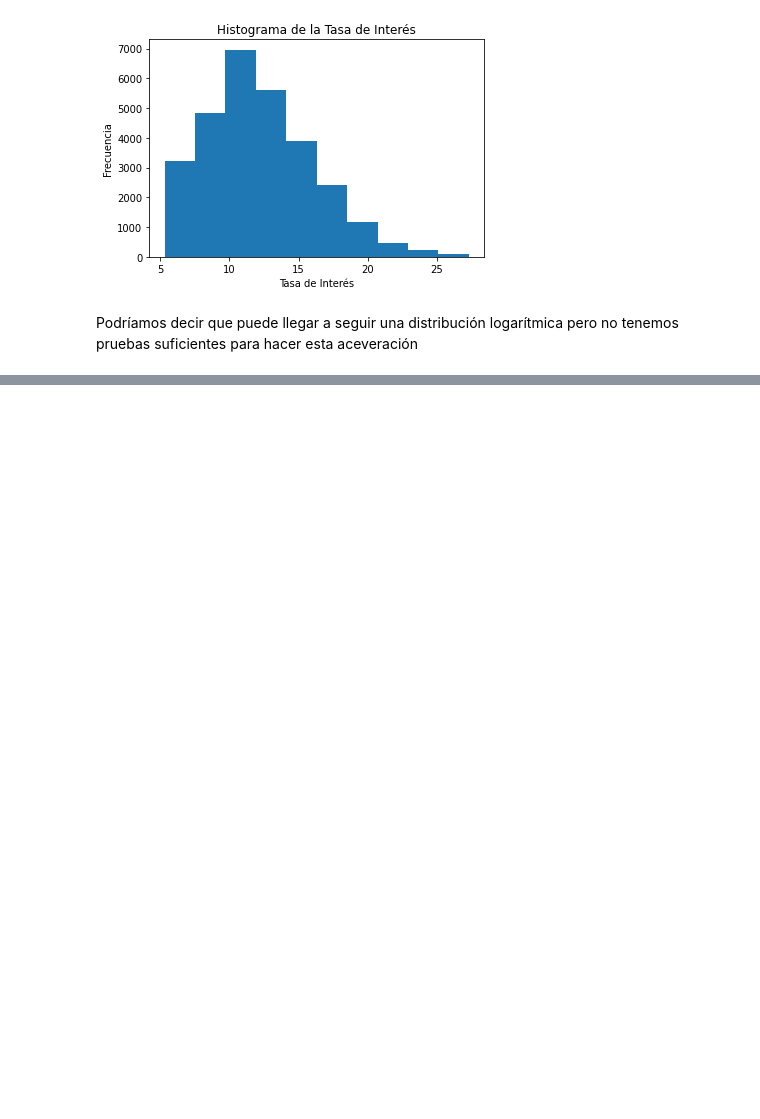
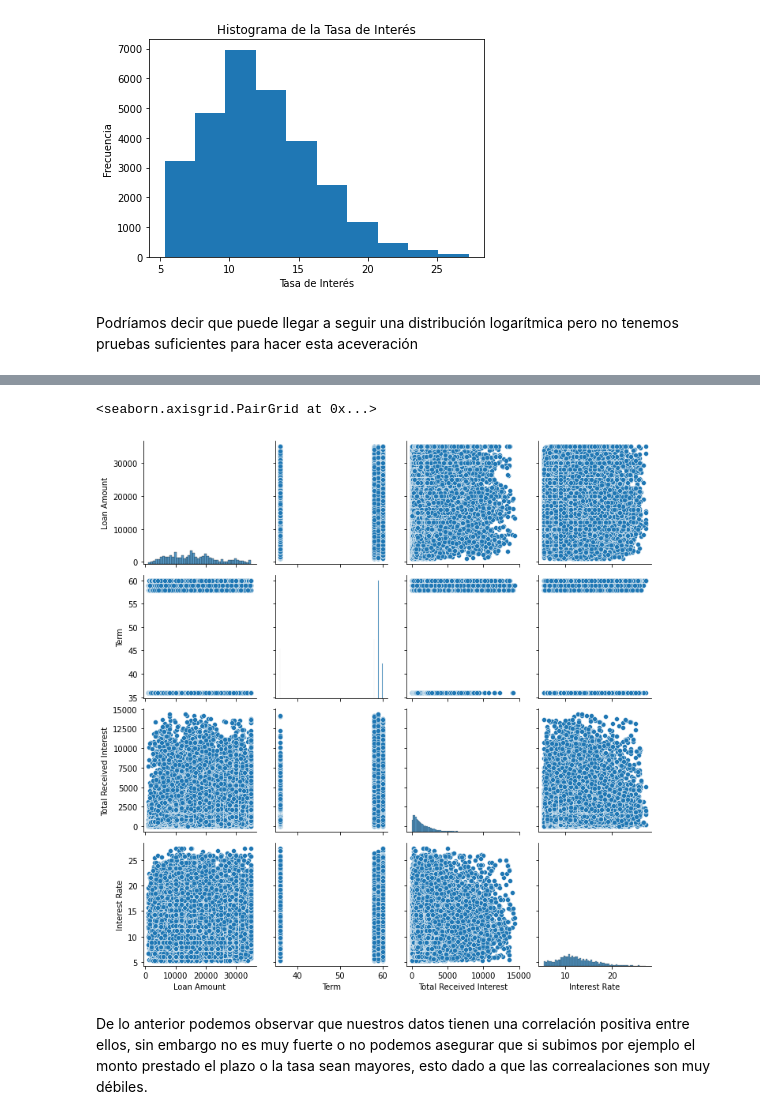
Before and after one commit to erickgt00/MLMCD, a Jupyter notebook: TAREA_3.ipynb, the cells around one changed output, grey strips where cells are left out. Cells and saved outputs as stored; diff of their text form; code cells hidden in the pictures; blank space fills up the shorter version.

```diff
--- a/TAREA_3.ipynb
+++ b/TAREA_3.ipynb
@@ -120,0 +130,4 @@ Podríamos decir que puede llegar a seguir una distribución logarítmica pero n
+# %%
+import pandas as pd
+df = pd.read_csv("test.csv")
+from IPython.display import Markdown
@@ -120,0 +225,7 @@ Podríamos decir que puede llegar a seguir una distribución logarítmica pero n
+# %%
+sns.pairplot(df[["Loan Amount", "Term","Total Received Interest","Interest Rate"]])
+# %% [output]
+<seaborn.axisgrid.PairGrid at 0x...>
+[figure, added]
+# %% [markdown]
+De lo anterior podemos observar que nuestros datos tienen una correlación positiva entre ellos, sin embargo no es muy fuerte o no podemos asegurar que si subimos por ejemplo el monto prestado el plazo o la tasa sean mayores, esto dado a que las correalaciones son muy débiles.
```
Also changed, not shown: parts of 23 cells of this notebook.
